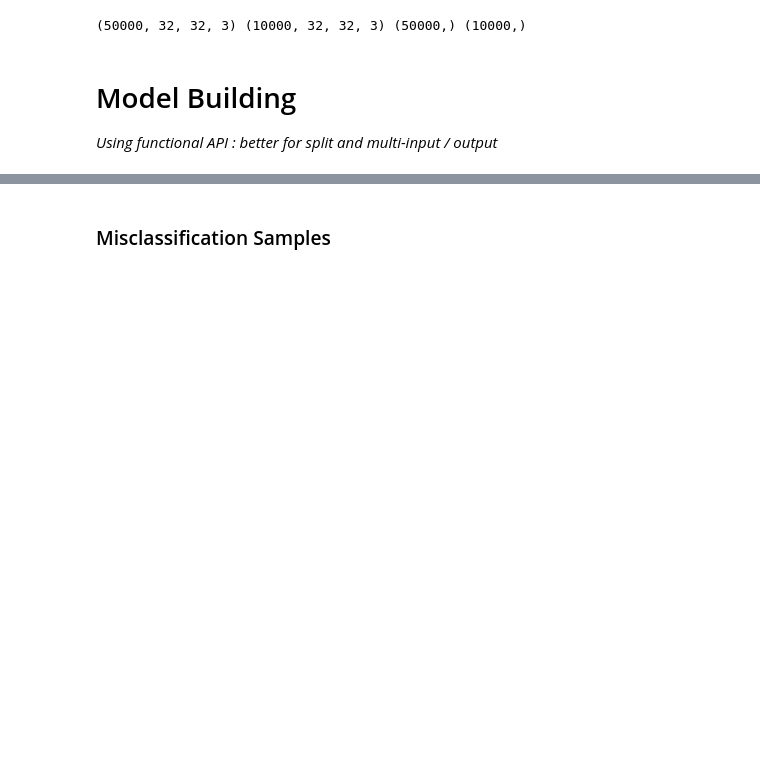
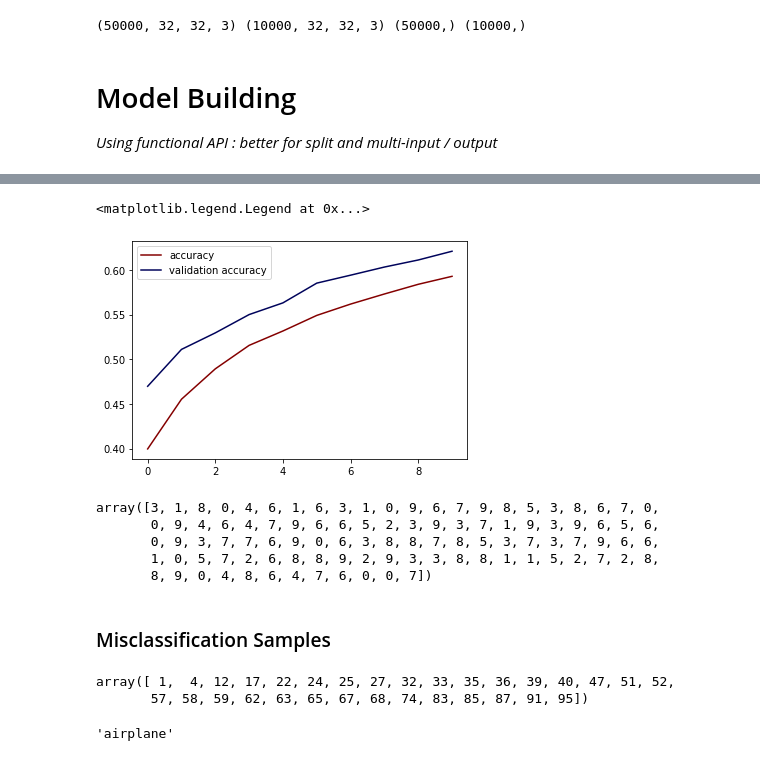
Before and after one commit to LeonVillanueva/CoLab, a Jupyter notebook: Google_CoLab_CNN_CIFAR.ipynb, the cells around one changed output, grey strips where cells are left out. Cells and saved outputs as stored; diff of their text form; code cells hidden in the pictures; blank space fills up the shorter version.

Commit message:
Summary : Model complete, evaluation, need labeling, need augmentation

```diff
--- a/Google_CoLab_CNN_CIFAR.ipynb
+++ b/Google_CoLab_CNN_CIFAR.ipynb
@@ -79,6 +87,9 @@ plt.legend ()
 # %%
-plt.plot (m.history['accuracy'], label='accuracy', color='#840000')
-plt.plot (m.history['val_accuracy'], label='validation accuracy', color='#00035b')
+plt.plot (r.history['accuracy'], label='accuracy', color='#840000')
+plt.plot (r.history['val_accuracy'], label='validation accuracy', color='#00035b')
 plt.legend ()
+# %% [output]
+<matplotlib.legend.Legend at 0x...>
+[figure, added]
 # %%
 X_test_100 = X_test[:100]
@@ -86,3 +104,11 @@ y_pred_100 = model.predict_classes (X_test_100)
+# %%
+y_pred_class_100 = np.array (y_pred_class_100)
+# %% [output]
+array([3, 1, 8, 0, 4, 6, 1, 6, 3, 1, 0, 9, 6, 7, 9, 8, 5, 3, 8, 6, 7, 0,
+       0, 9, 4, 6, 4, 7, 9, 6, 6, 5, 2, 3, 9, 3, 7, 1, 9, 3, 9, 6, 5, 6,
+       0, 9, 3, 7, 7, 6, 9, 0, 6, 3, 8, 8, 7, 8, 5, 3, 7, 3, 7, 9, 6, 6,
+       1, 0, 5, 7, 2, 6, 8, 8, 9, 2, 9, 3, 3, 8, 8, 1, 1, 5, 2, 7, 2, 8,
+       8, 9, 0, 4, 8, 6, 4, 7, 6, 0, 0, 7])
 # %% [markdown]
 ### Misclassification Samples
 # %%
@@ -90,4 +116,13 @@ misclass = np.where (y_pred_100 != y_test_100)[0]
+# %%
+misclass
+# %% [output]
+array([ 1,  4, 12, 17, 22, 24, 25, 27, 32, 33, 35, 36, 39, 40, 47, 51, 52,
+       57, 58, 59, 62, 63, 65, 67, 68, 74, 83, 85, 87, 91, 95])
 # %%
 i = np.random.choice (misclass)
+# %%
+labels = ['airplane', 'automobile', 'bird', 'cat', 'deer', 'dog', 'frog', 'horse', 'ship', 'truck']
+# %% [output]
+'airplane'
 # %%
 plt.imshow (X_test[i], cmap='Blues')
```
Also changed, not shown: parts of 8 cells of this notebook.
